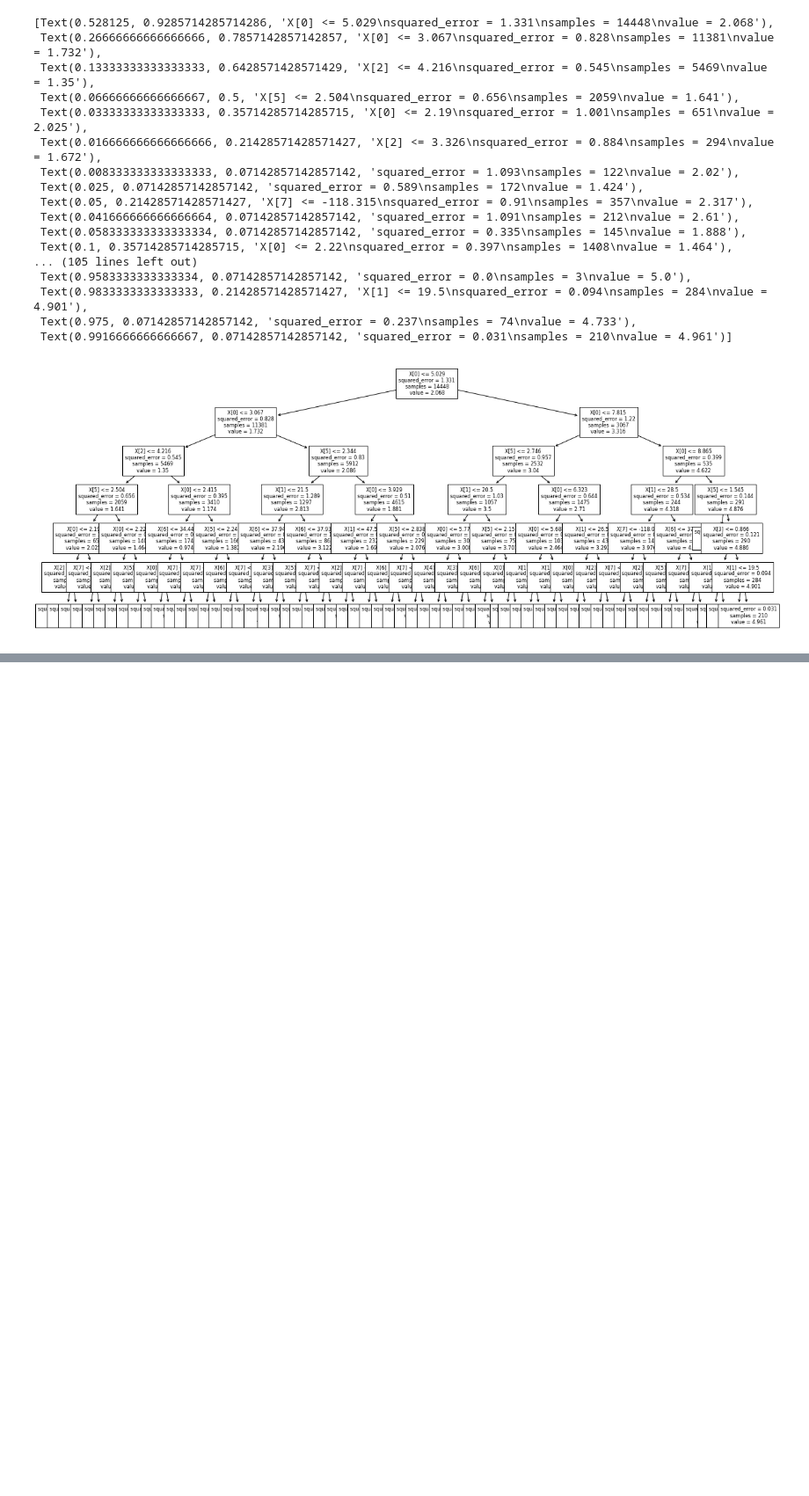
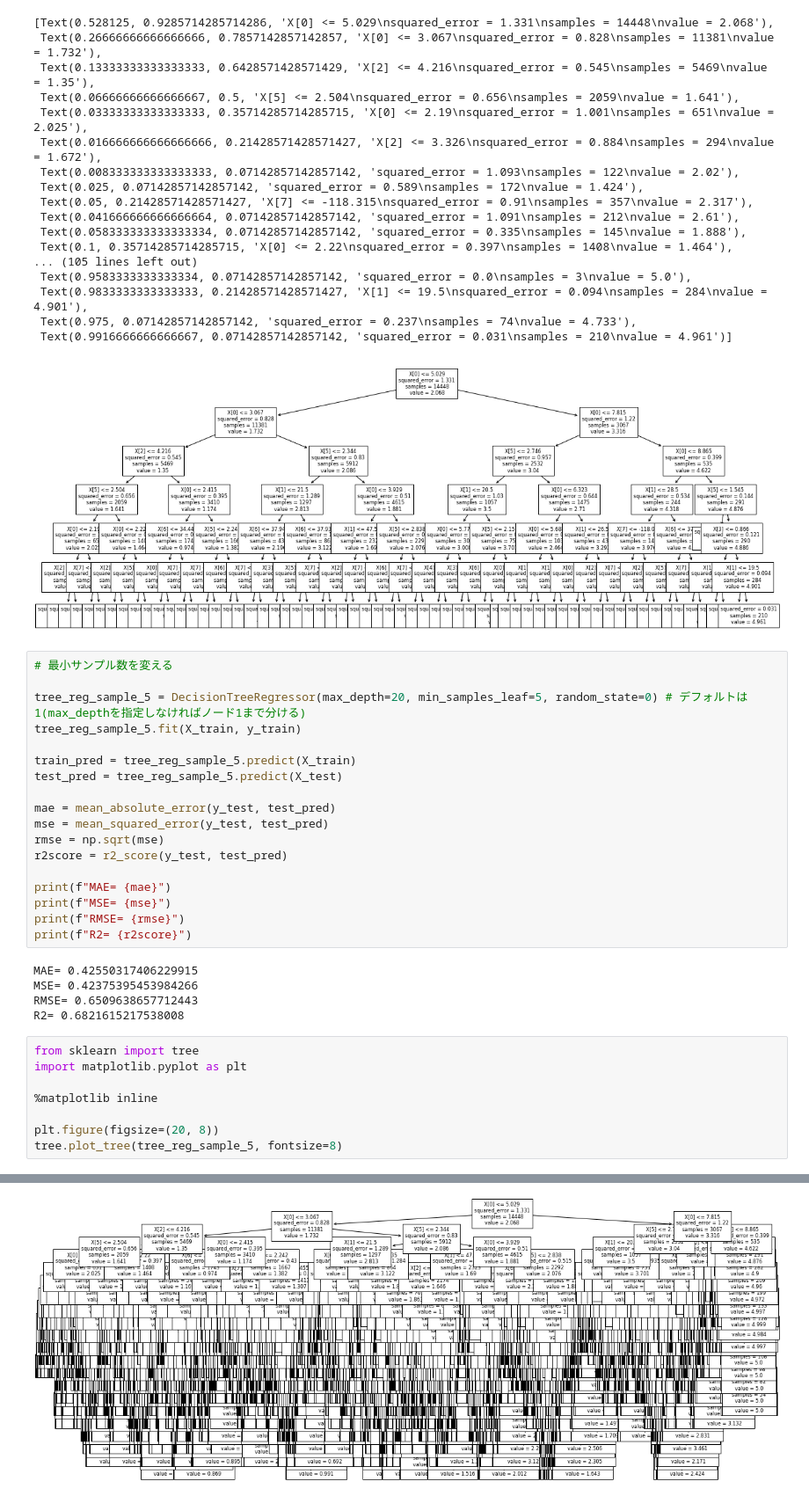
Before and after one commit to Murakami-Shoya/everyday_programming, a Jupyter notebook: AI_100knock.ipynb, the cells around one changed output, grey strips where cells are left out. Shown: that part at 88% size. Saved outputs shown, nothing was run; the diff lists cells and outputs as text; blank space fills up the shorter version.

```diff
--- a/AI_100knock.ipynb
+++ b/AI_100knock.ipynb
@@ -290,3 +292,35 @@ tree.plot_tree(tree_reg_depth_6, fontsize=8)
  Text(0.975, 0.07142857142857142, 'squared_error = 0.237\nsamples = 74\nvalue = 4.733'),
  Text(0.9916666666666667, 0.07142857142857142, 'squared_error = 0.031\nsamples = 210\nvalue = 4.961')]
 [figure]
+# %%
+# 最小サンプル数を変える
+
+tree_reg_sample_5 = DecisionTreeRegressor(max_depth=20, min_samples_leaf=5, random_state=0) # デフォルトは1(max_depthを指定しなければノード1まで分ける)
+tree_reg_sample_5.fit(X_train, y_train)
+
+train_pred = tree_reg_sample_5.predict(X_train)
+test_pred = tree_reg_sample_5.predict(X_test)
+
+mae = mean_absolute_error(y_test, test_pred)
+mse = mean_squared_error(y_test, test_pred)
+rmse = np.sqrt(mse)
+r2score = r2_score(y_test, test_pred)
+
+print(f"MAE= {mae}")
+print(f"MSE= {mse}")
+print(f"RMSE= {rmse}")
+print(f"R2= {r2score}")
+# %% [output]
+MAE= 0.42550317406229915
+MSE= 0.42375395453984266
+RMSE= 0.6509638657712443
+R2= 0.6821615217538008
+# %%
+from sklearn import tree
+import matplotlib.pyplot as plt
+
+%matplotlib inline
+
+plt.figure(figsize=(20, 8))
+tree.plot_tree(tree_reg_sample_5, fontsize=8)
+# %% [output]
@@ -292,0 +344 @@ tree.plot_tree(tree_reg_depth_6, fontsize=8)
+[figure, added]
```
Also changed, not shown: parts of 3 cells of this notebook.
